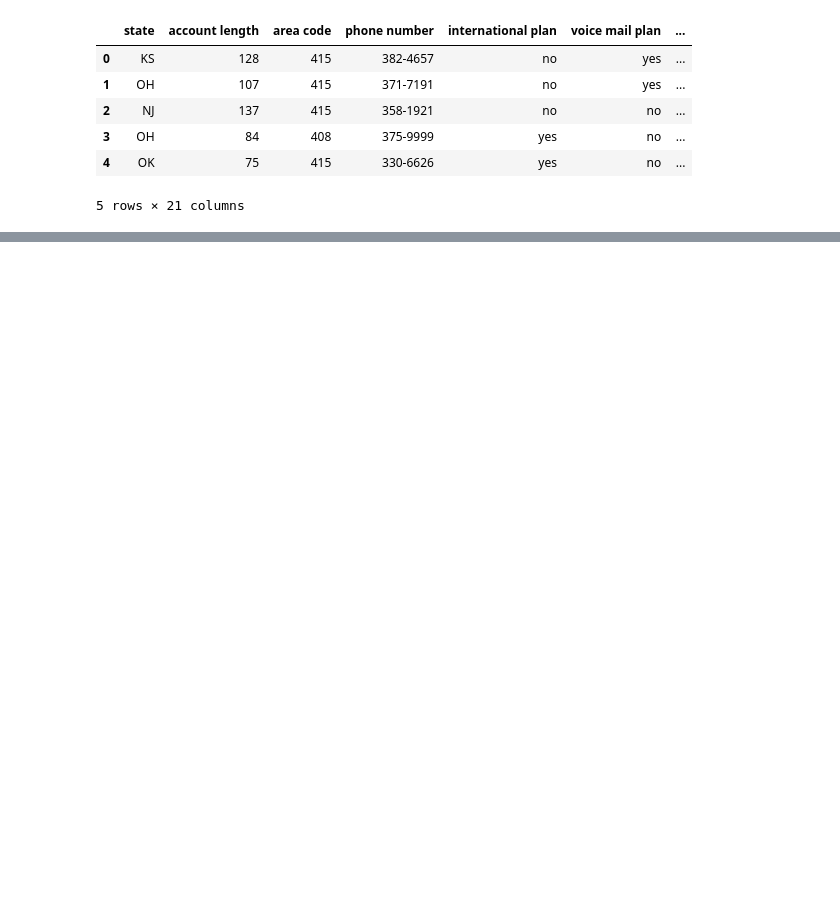
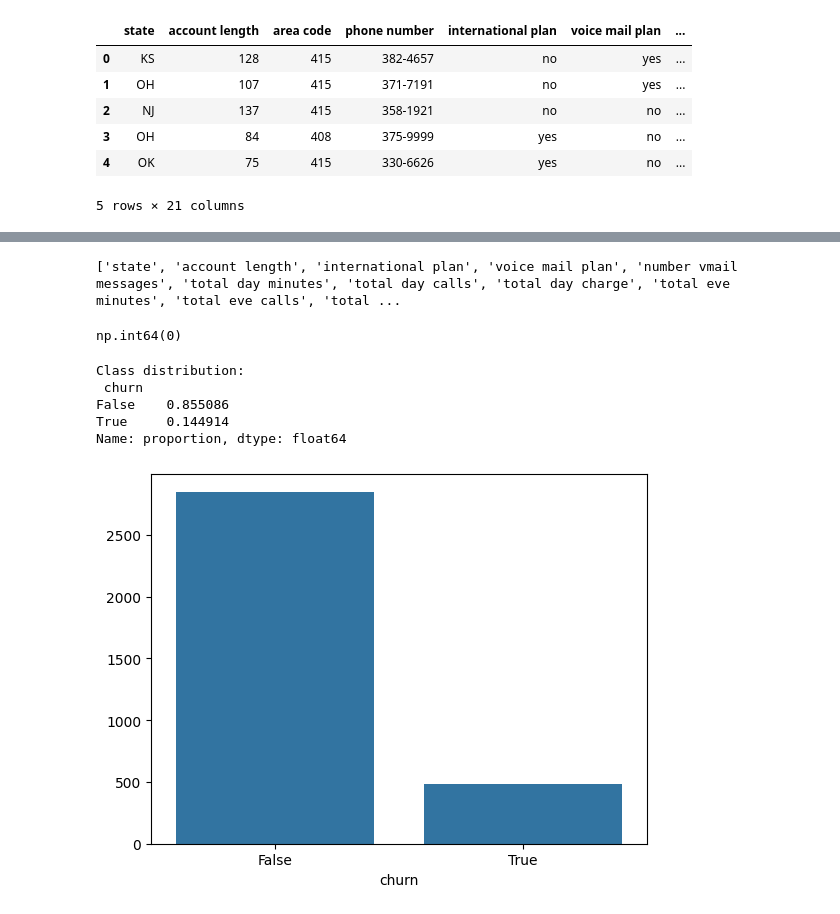
Before and after one commit to hanifa331/customer-churn, a Jupyter notebook: studenth.ipynb, the cells around one changed output, grey strips where cells are left out. Saved outputs shown, nothing was run; the diff lists cells and outputs as text; code cells hidden in the pictures; blank space fills up the shorter version.

Commit message:
created some visualizations

```diff
--- a/studenth.ipynb
+++ b/studenth.ipynb
@@ -10,5 +12,5 @@ from sklearn.metrics import classification_report
 # %%
-df = pd.read_csv('bigml_59c28831336c6604c800002a.csv')
+df = pd.read_csv('datasets_2667_4430_bigml_59c28831336c6604c800002a.csv')
 df.head()
 # %% [output]
 |  | state | account length | area code | phone number | international plan | voice mail plan | ... |
@@ -20,0 +63,24 @@ df.head()
+# %%
+df.drop(['phone number', 'area code'], axis=1, inplace=True)
+# %%
+print(df.columns.tolist())
+# %% [output]
+['state', 'account length', 'international plan', 'voice mail plan', 'number vmail messages', 'total day minutes', 'total day calls', 'total day charge', 'total eve minutes', 'total eve calls', 'total ...
+# %%
+# Convert yes/no to 1/0
+df['international plan'] = df['international plan'].map({'yes': 1, 'no': 0})
+df['voice mail plan'] = df['voice mail plan'].map({'yes': 1, 'no': 0})
+# %%
+df.duplicated().sum()
+# %% [output]
+np.int64(0)
+# %%
+
+# Check class distribution
+print("\nClass distribution:\n", y.value_counts(normalize=True))
+# %% [output]
+Class distribution:
+ churn
+False    0.855086
+True     0.144914
+Name: proportion, dtype: float64
@@ -20,0 +91,6 @@ df.head()
+# %%
+df['churn'].value_counts()
+sns.barplot(x=df['churn'].value_counts().index, y=df['churn'].value_counts().values)
+plt.show()
+# %% [output]
+[figure, added]
```
Also changed, not shown: parts of 12 cells of this notebook, 1 other file.
